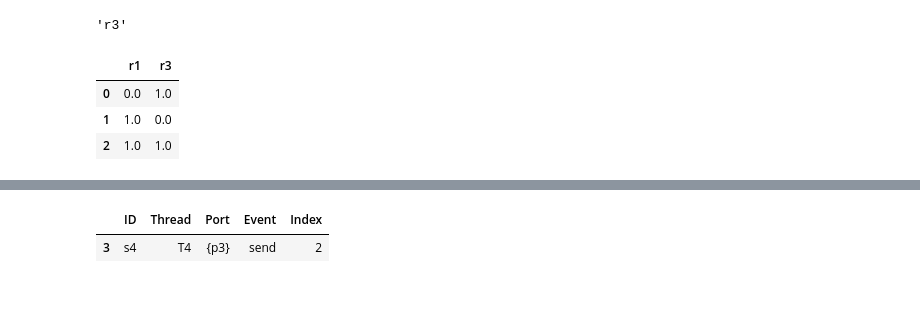
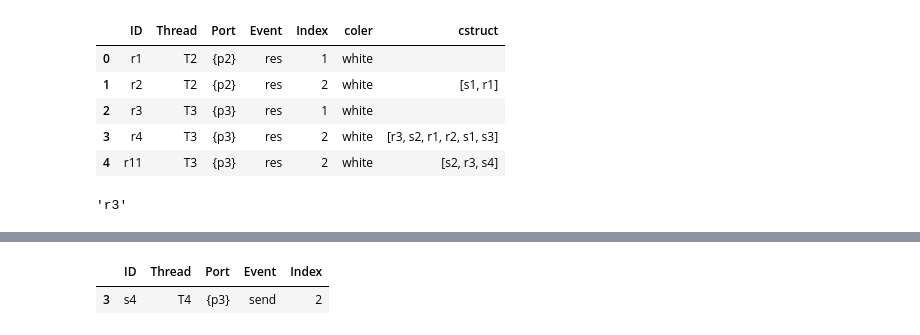
Before and after one commit to fswu0831/RTOS_sample_Algorithm, a Jupyter notebook: Reachability-Testing.ipynb, the cells around one changed output, grey strips where cells are left out. Drawn from its saved outputs; the diff is of its cells as text; code cells hidden in the pictures; blank space fills up the shorter version.

Commit message:
add cstruct-check

```diff
--- a/Reachability-Testing.ipynb
+++ b/Reachability-Testing.ipynb
@@ -235,12 +360,14 @@ new_partner_number
+# %%
+p.append(p1)
+# %% [output]
+|  | ID | Thread | Port | Event | Index | coler | cstruct |
+| 0 | r1 | T2 | {p2} | res | 1 | white |  |
+| 1 | r2 | T2 | {p2} | res | 2 | white | [s1, r1] |
+| 2 | r3 | T3 | {p3} | res | 1 | white |  |
+| 3 | r4 | T3 | {p3} | res | 2 | white | [r3, s2, r1, r2, s1, s3] |
+| 4 | r11 | T3 | {p3} | res | 2 | white | [s2, r3, s4] |
 # %%
 Q[i+1][Q[i+1]['ID']==columns[key]].iloc[0].ID # これのペアを
 race_set[0][Q[i+1][Q[i+1]['ID']==columns[key]].iloc[0].ID][int(table.iloc[i][columns[key]])-1] # これをペアに変更
 # %% [output]
 'r3'
-# %%
-table
-# %% [output]
-|  | r1 | r3 |
-| 0 | 0.0 | 1.0 |
-| 1 | 1.0 | 0.0 |
-| 2 | 1.0 | 1.0 |
```
Also changed, not shown: parts of 9 cells of this notebook, 3 other files.
